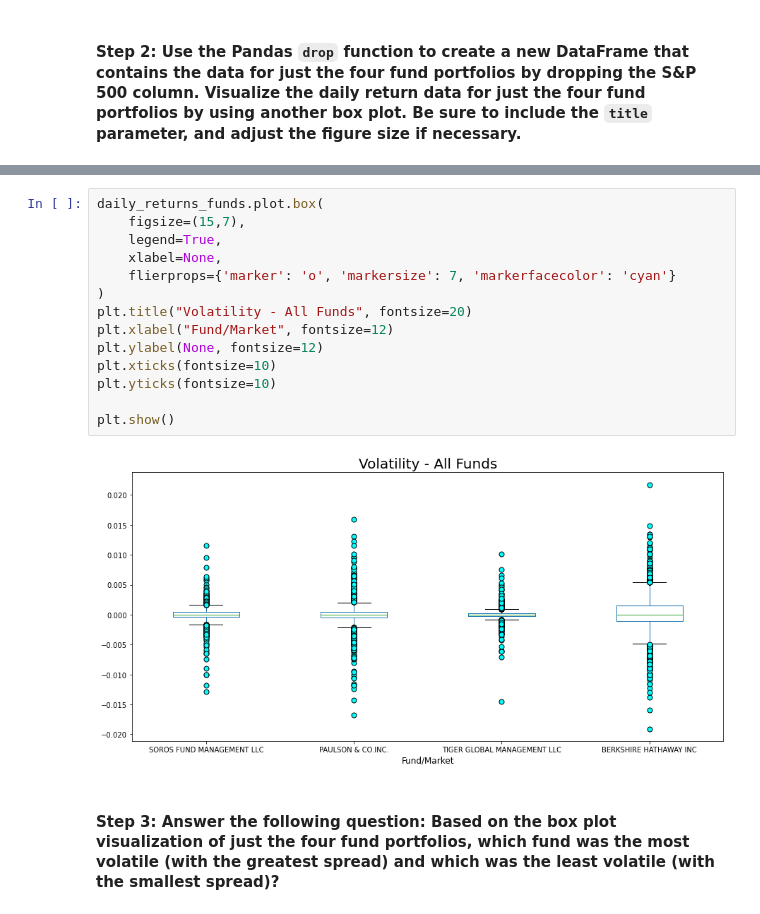
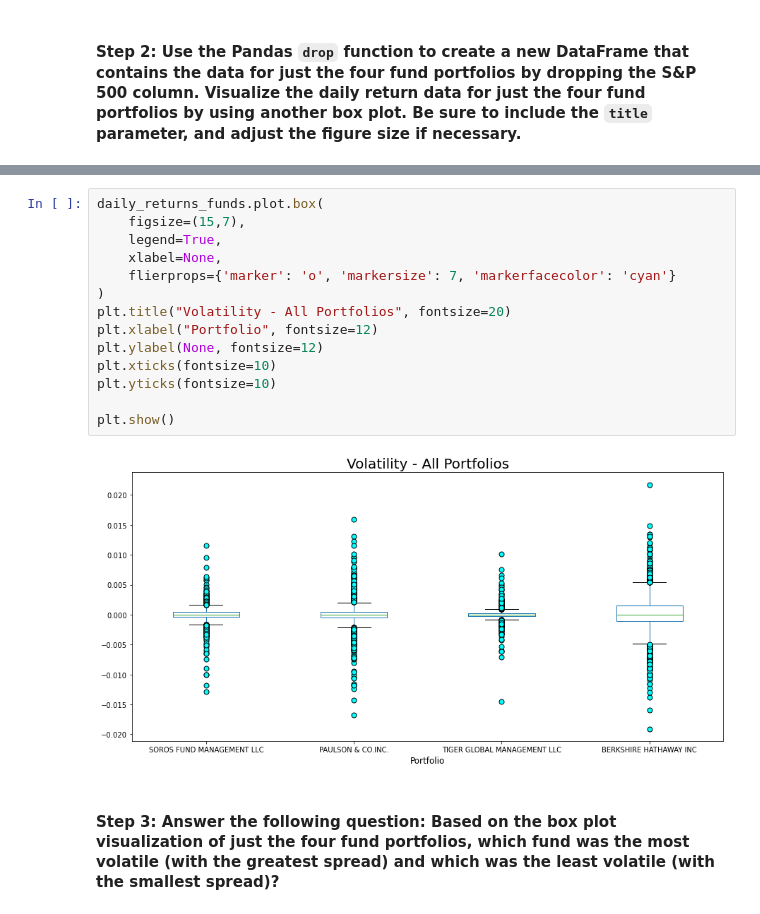
Before and after one commit to ipopester/Portfolio-Analysis, a Jupyter notebook: risk_return_analysis.ipynb, the cells around one changed output, grey strips where cells are left out. Drawn from its saved outputs; the diff is of its cells as text.

```diff
--- a/risk_return_analysis.ipynb
+++ b/risk_return_analysis.ipynb
@@ -385,19 +384,19 @@ daily_returns_funds.head()
 # %%
 daily_returns_funds.plot.box(
     figsize=(15,7),
     legend=True,
     xlabel=None,
     flierprops={'marker': 'o', 'markersize': 7, 'markerfacecolor': 'cyan'}
 )
-plt.title("Volatility - All Funds", fontsize=20)
-plt.xlabel("Fund/Market", fontsize=12)
+plt.title("Volatility - All Portfolios", fontsize=20)
+plt.xlabel("Portfolio", fontsize=12)
 plt.ylabel(None, fontsize=12)
 plt.xticks(fontsize=10)
 plt.yticks(fontsize=10)
 
 plt.show()
 # %% [output]
-[figure, old version]
+[figure, new version]
 # %% [markdown]
 #### Step 3: Answer the following question: Based on the box plot visualization of just the four fund portfolios, which fund was the most volatile (with the greatest spread) and which was the least volatile (with the smallest spread)?
 # %% [markdown]
```
Also changed, not shown: parts of 10 cells of this notebook, 1 other file.
